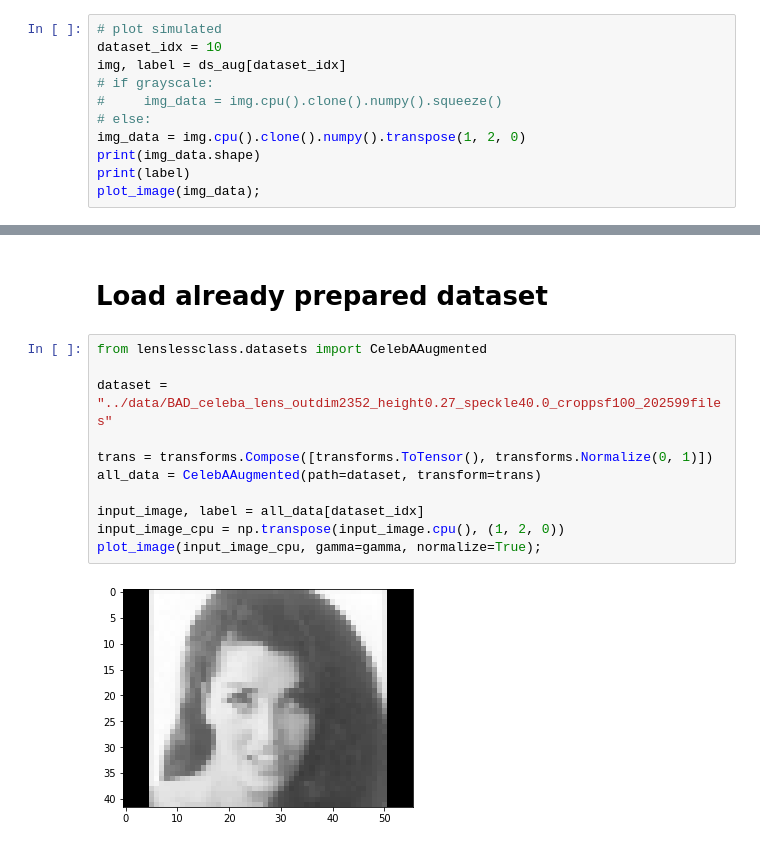
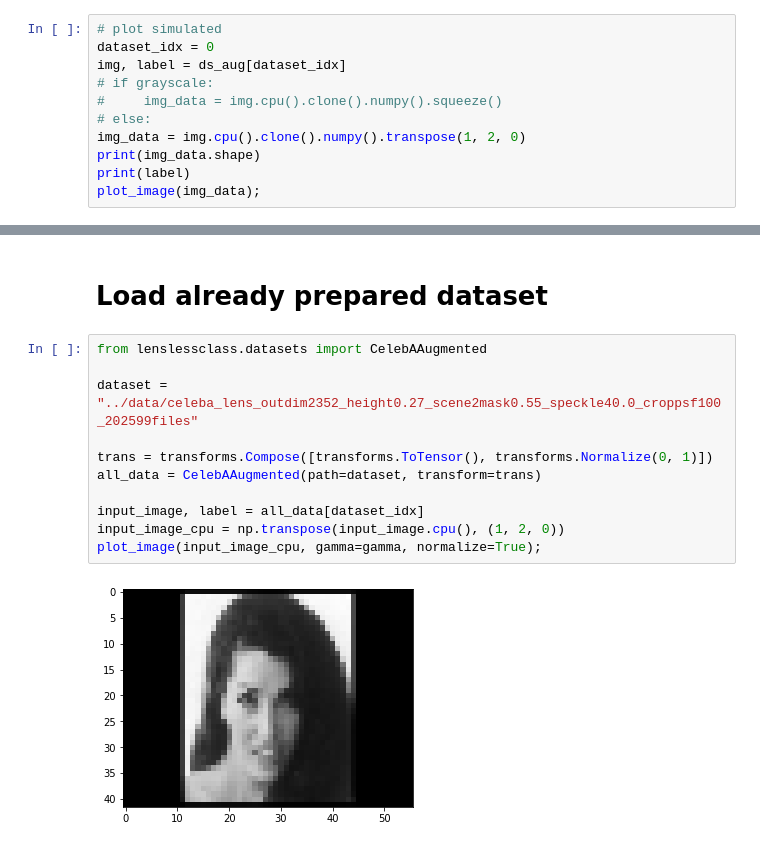
Before and after one commit to ebezzam/LenslessClassification, a Jupyter notebook: notebooks/explore_celeba.ipynb, the cells around one changed output, grey strips where cells are left out. Drawn from its saved outputs; the diff is of its cells as text.

```diff
--- a/notebooks/explore_celeba.ipynb
+++ b/notebooks/explore_celeba.ipynb
@@ -302,6 +333,6 @@ len(ds_aug)
 # %%
 # plot simulated
-dataset_idx = 10
+dataset_idx = 0
 img, label = ds_aug[dataset_idx]
 # if grayscale:
 #     img_data = img.cpu().clone().numpy().squeeze()
@@ -395,13 +668,13 @@ plot_image(img_data);
 # %%
 from lenslessclass.datasets import CelebAAugmented
 
-dataset = "../data/BAD_celeba_lens_outdim2352_height0.27_speckle40.0_croppsf100_202599files"
+dataset = "../data/celeba_lens_outdim2352_height0.27_scene2mask0.55_speckle40.0_croppsf100_202599files"
 
 trans = transforms.Compose([transforms.ToTensor(), transforms.Normalize(0, 1)])
 all_data = CelebAAugmented(path=dataset, transform=trans)
 
 input_image, label = all_data[dataset_idx]
 input_image_cpu = np.transpose(input_image.cpu(), (1, 2, 0))
 plot_image(input_image_cpu, gamma=gamma, normalize=True);
 # %% [output]
-[figure, old version]
+[figure, new version]
```
Also changed, not shown: parts of 39 cells of this notebook, 15 other files.
